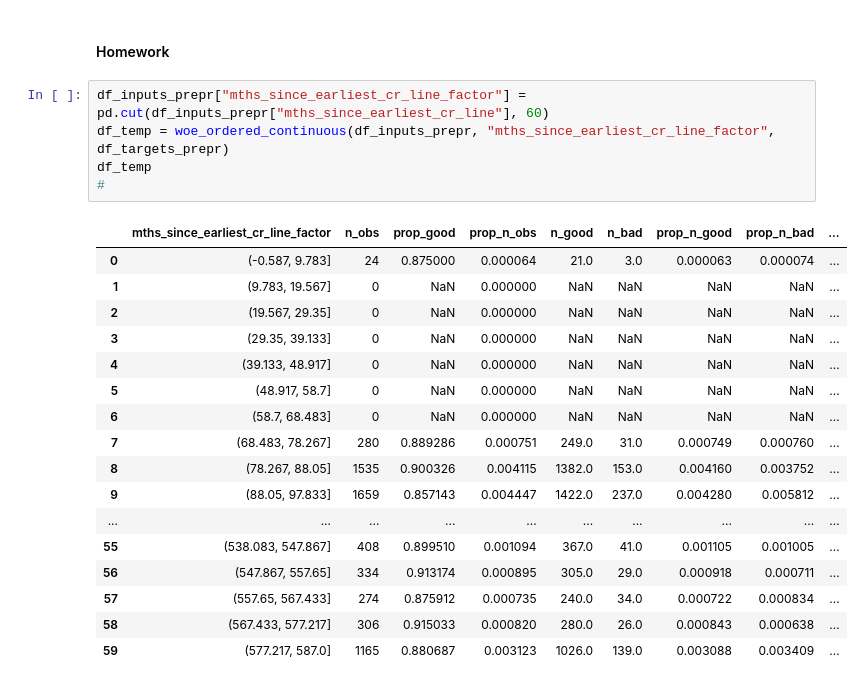
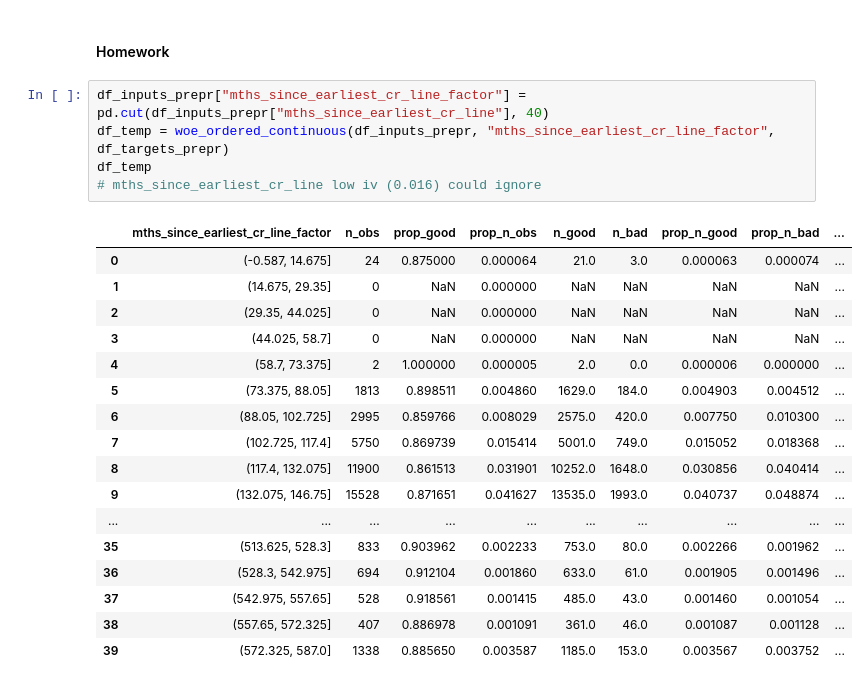
Before and after one commit to pbdanny/PythonProject, a Jupyter notebook: credit_risk_modeling/notebook/CreditRiskModeling_Preparation_4.ipynb, the cells around one changed output. Saved outputs shown, nothing was run; the diff lists cells and outputs as text.

```diff
--- a/credit_risk_modeling/notebook/CreditRiskModeling_Preparation_4.ipynb
+++ b/credit_risk_modeling/notebook/CreditRiskModeling_Preparation_4.ipynb
@@ -822,25 +815,25 @@ WoE show no tread and jumpy across all the variable -> this features could not g
 # %% [markdown]
 #### Homework
 # %%
-df_inputs_prepr["mths_since_earliest_cr_line_factor"] = pd.cut(df_inputs_prepr["mths_since_earliest_cr_line"], 60)
+df_inputs_prepr["mths_since_earliest_cr_line_factor"] = pd.cut(df_inputs_prepr["mths_since_earliest_cr_line"], 40)
 df_temp = woe_ordered_continuous(df_inputs_prepr, "mths_since_earliest_cr_line_factor", df_targets_prepr)
 df_temp
-#
+# mths_since_earliest_cr_line low iv (0.016) could ignore
 # %% [output]
 |  | mths_since_earliest_cr_line_factor | n_obs | prop_good | prop_n_obs | n_good | n_bad | prop_n_good | prop_n_bad | ... |
-| 0 | (-0.587, 9.783] | 24 | 0.875000 | 0.000064 | 21.0 | 3.0 | 0.000063 | 0.000074 | ... |
-| 1 | (9.783, 19.567] | 0 | NaN | 0.000000 | NaN | NaN | NaN | NaN | ... |
-| 2 | (19.567, 29.35] | 0 | NaN | 0.000000 | NaN | NaN | NaN | NaN | ... |
-| 3 | (29.35, 39.133] | 0 | NaN | 0.000000 | NaN | NaN | NaN | NaN | ... |
-| 4 | (39.133, 48.917] | 0 | NaN | 0.000000 | NaN | NaN | NaN | NaN | ... |
-| 5 | (48.917, 58.7] | 0 | NaN | 0.000000 | NaN | NaN | NaN | NaN | ... |
-| 6 | (58.7, 68.483] | 0 | NaN | 0.000000 | NaN | NaN | NaN | NaN | ... |
-| 7 | (68.483, 78.267] | 280 | 0.889286 | 0.000751 | 249.0 | 31.0 | 0.000749 | 0.000760 | ... |
-| 8 | (78.267, 88.05] | 1535 | 0.900326 | 0.004115 | 1382.0 | 153.0 | 0.004160 | 0.003752 | ... |
-| 9 | (88.05, 97.833] | 1659 | 0.857143 | 0.004447 | 1422.0 | 237.0 | 0.004280 | 0.005812 | ... |
+| 0 | (-0.587, 14.675] | 24 | 0.875000 | 0.000064 | 21.0 | 3.0 | 0.000063 | 0.000074 | ... |
+| 1 | (14.675, 29.35] | 0 | NaN | 0.000000 | NaN | NaN | NaN | NaN | ... |
+| 2 | (29.35, 44.025] | 0 | NaN | 0.000000 | NaN | NaN | NaN | NaN | ... |
+| 3 | (44.025, 58.7] | 0 | NaN | 0.000000 | NaN | NaN | NaN | NaN | ... |
+| 4 | (58.7, 73.375] | 2 | 1.000000 | 0.000005 | 2.0 | 0.0 | 0.000006 | 0.000000 | ... |
+| 5 | (73.375, 88.05] | 1813 | 0.898511 | 0.004860 | 1629.0 | 184.0 | 0.004903 | 0.004512 | ... |
+| 6 | (88.05, 102.725] | 2995 | 0.859766 | 0.008029 | 2575.0 | 420.0 | 0.007750 | 0.010300 | ... |
+| 7 | (102.725, 117.4] | 5750 | 0.869739 | 0.015414 | 5001.0 | 749.0 | 0.015052 | 0.018368 | ... |
+| 8 | (117.4, 132.075] | 11900 | 0.861513 | 0.031901 | 10252.0 | 1648.0 | 0.030856 | 0.040414 | ... |
+| 9 | (132.075, 146.75] | 15528 | 0.871651 | 0.041627 | 13535.0 | 1993.0 | 0.040737 | 0.048874 | ... |
 | ... | ... | ... | ... | ... | ... | ... | ... | ... | ... |
-| 55 | (538.083, 547.867] | 408 | 0.899510 | 0.001094 | 367.0 | 41.0 | 0.001105 | 0.001005 | ... |
-| 56 | (547.867, 557.65] | 334 | 0.913174 | 0.000895 | 305.0 | 29.0 | 0.000918 | 0.000711 | ... |
-| 57 | (557.65, 567.433] | 274 | 0.875912 | 0.000735 | 240.0 | 34.0 | 0.000722 | 0.000834 | ... |
-| 58 | (567.433, 577.217] | 306 | 0.915033 | 0.000820 | 280.0 | 26.0 | 0.000843 | 0.000638 | ... |
-| 59 | (577.217, 587.0] | 1165 | 0.880687 | 0.003123 | 1026.0 | 139.0 | 0.003088 | 0.003409 | ... |
+| 35 | (513.625, 528.3] | 833 | 0.903962 | 0.002233 | 753.0 | 80.0 | 0.002266 | 0.001962 | ... |
+| 36 | (528.3, 542.975] | 694 | 0.912104 | 0.001860 | 633.0 | 61.0 | 0.001905 | 0.001496 | ... |
+| 37 | (542.975, 557.65] | 528 | 0.918561 | 0.001415 | 485.0 | 43.0 | 0.001460 | 0.001054 | ... |
+| 38 | (557.65, 572.325] | 407 | 0.886978 | 0.001091 | 361.0 | 46.0 | 0.001087 | 0.001128 | ... |
+| 39 | (572.325, 587.0] | 1338 | 0.885650 | 0.003587 | 1185.0 | 153.0 | 0.003567 | 0.003752 | ... |
```
Also changed, not shown: parts of 19 cells of this notebook.
